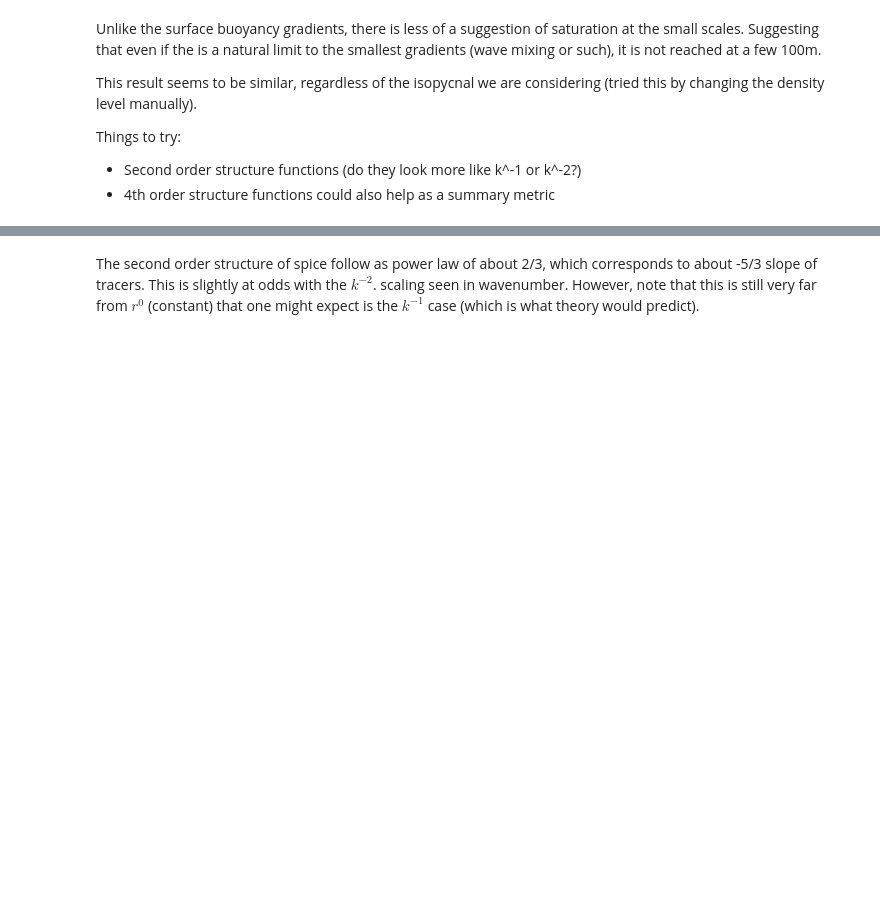
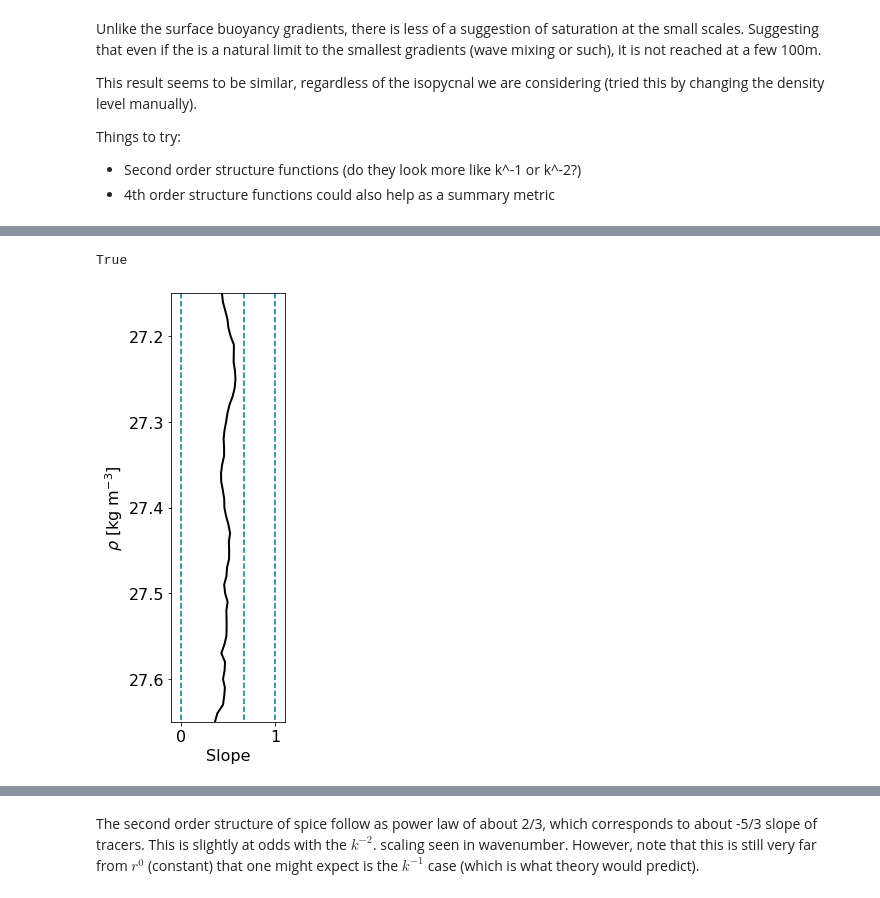
Before and after one commit to dhruvbalwada/sogos, a Jupyter notebook: notebooks/notebooks_variability_paper/along_isopycnal_spice_gradients_v2.ipynb, the cells around one changed output, grey strips where cells are left out. Saved outputs shown, nothing was run; the diff lists cells and outputs as text; code cells hidden in the pictures; blank space fills up the shorter version.

```diff
--- a/notebooks/notebooks_variability_paper/along_isopycnal_spice_gradients_v2.ipynb
+++ b/notebooks/notebooks_variability_paper/along_isopycnal_spice_gradients_v2.ipynb
@@ -285,8 +244,0 @@ Text(0.5, 1.0, 'Histogram of empirically chosen points')
-# %%
-for i in range(0,60,5):
-    plt.plot(xmid, mean_dist[i,:])
-
-plt.plot(xmid, 2.5e-6*xmid**-0.8)
-plt.xscale('log')
-plt.yscale('log')
-plt.grid()
@@ -339,0 +331,39 @@ Text(0, 0.5, '$< d \\tau ^2>$')
+# %%
+spatial_bins_mid = 0.5*(spatial_bins[0:-1] + spatial_bins[1:])
+# %%
+np.any(np.isnan(y))
+# %% [output]
+True
+# %%
+# Fit slope
+npres = len(rho_sels)
+m_mean = np.zeros((npres,))
+
+x = spatial_bins_mid[(spatial_bins_mid>=1e3) & (spatial_bins_mid<=60e3)]
+
+for i in range(npres):
+
+    y = S2[i, (spatial_bins_mid>=1e3) & (spatial_bins_mid<=60e3)]
+
+    if ~np.any(np.isnan(y)):
+        m_mean[i],b = np.polyfit(np.log(x), np.log(y),1)
+    else:
+        m_mean[i] = np.nan
+# %%
+plt.figure(figsize=(3,7))
+plt.plot(m_mean, rho_sels, color='k', linewidth=2)
+
+plt.vlines([0,2/3,1], 27.15, 27.65, linestyles='--')
+
+plt.gca().invert_yaxis()
+plt.ylim([27.65, 27.15])
+
+plt.xlim([-.1,1.1])
+
+plt.xlabel('Slope')
+plt.ylabel(r'$\rho$ [kg m$^{-3}$]')
+
+plt.tight_layout()
+plt.savefig('figures/figure_iso_spec_freq_panel5.pdf')
+# %% [output]
+[figure, added]
```
Also changed, not shown: parts of 22 cells of this notebook, 1 other file.
